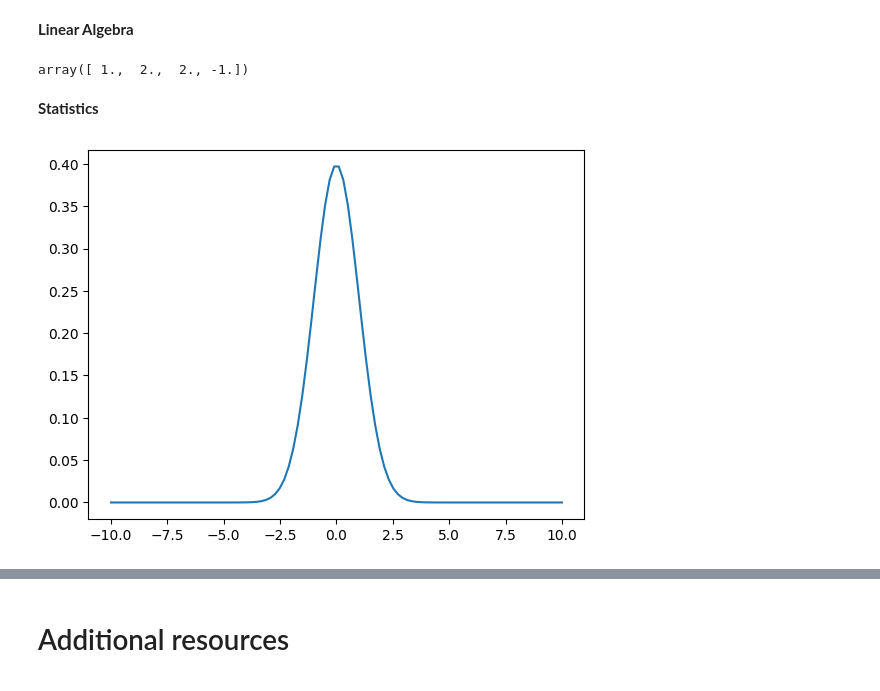
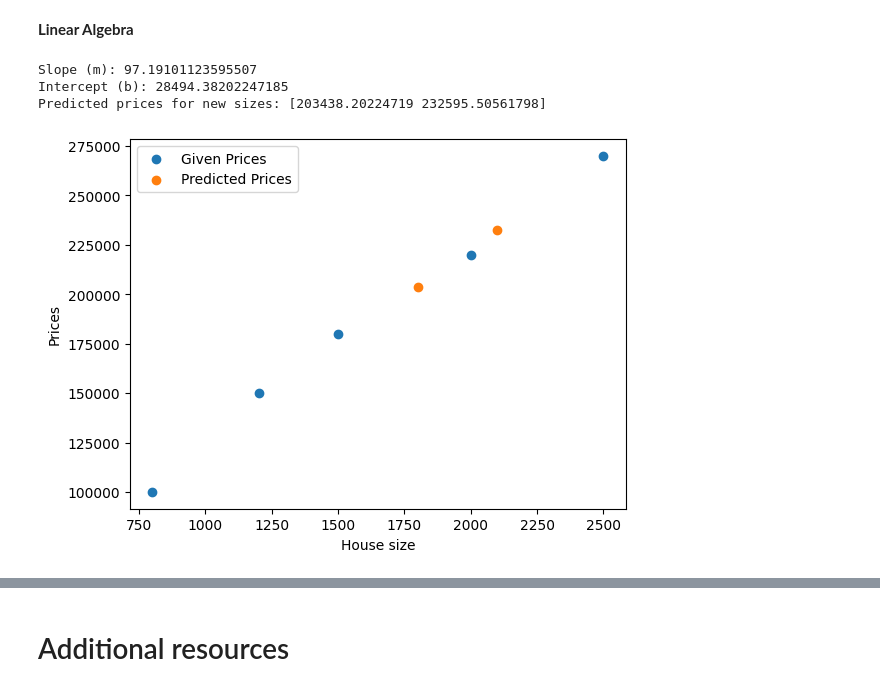
Before and after one commit to neurodatascience/QLS-course-materials, a Jupyter notebook: Lectures/2024/05_numpy_scipy/lecture/numpy-walkthrough.ipynb, the cells around one changed output, grey strips where cells are left out. Cells and saved outputs as stored; diff of their text form; code cells hidden in the pictures.

```diff
--- a/Lectures/2024/05_numpy_scipy/lecture/numpy-walkthrough.ipynb
+++ b/Lectures/2024/05_numpy_scipy/lecture/numpy-walkthrough.ipynb
@@ -357,14 +399,3 @@ plt.plot(x, derivative(f, x, dx=1e-5));
 [figure]
 # %% [markdown]
 **Linear Algebra**
-# %%
-from scipy.linalg import solve_triangular
-
-a = np.array([[3, 0, 0, 0], [2, 1, 0, 0], [1, 0, 1, 0], [1, 1, 1, 1]])
-b = np.array([3, 4, 3, 4])
-
-solve_triangular(a, b, lower=True)
-# %% [output]
-array([ 1.,  2.,  2., -1.])
-# %% [markdown]
-**Statistics**
@@ -378,8 +402,36 @@ dist = norm(mu, sigma)
-# %%
-# Get the probability density function (pdf) of the Normal Distribution
-x = np.linspace(-10, 10, 100)
-pdf = dist.pdf(x)
-
-plt.plot(x, pdf);
-# %% [output]
-[figure, removed]
+# %%
+from scipy.linalg import lstsq
+
+# Sample dataset: house sizes (in square feet) and their prices (in dollars)
+sizes = np.array([800, 1200, 1500, 2000, 2500])
+prices = np.array([100000, 150000, 180000, 220000, 270000])
+
+# We'll represent our data with the linear model: y = mx + b
+# where y is the price, x is the size, m is the slope, and b is the intercept
+
+# To use linear regression, we need to augment the features by adding a column of ones for the intercept term
+X = np.column_stack((sizes, np.ones_like(sizes)))
+
+# Use scipy's lstsq function to perform linear least squares regression
+m, b = lstsq(X, prices)[0]
+
+# Print the coefficients
+print("Slope (m):", m)
+print("Intercept (b):", b)
+
+# Now, let's make predictions for new house sizes
+new_sizes = np.array([1800, 2100])
+predicted_prices = m * new_sizes + b
+print("Predicted prices for new sizes:", predicted_prices)
+
+# Now let's visualize our results
+plt.scatter(sizes, prices, label="Given Prices")
+plt.scatter(new_sizes, predicted_prices, label="Predicted Prices")
+plt.xlabel("House size")
+plt.ylabel("Prices")
+plt.legend();
+# %% [output]
+Slope (m): 97.19101123595507
+Intercept (b): 28494.38202247185
+Predicted prices for new sizes: [203438.20224719 232595.50561798]
+[figure, added]
```
Also changed, not shown: parts of 31 cells of this notebook.
